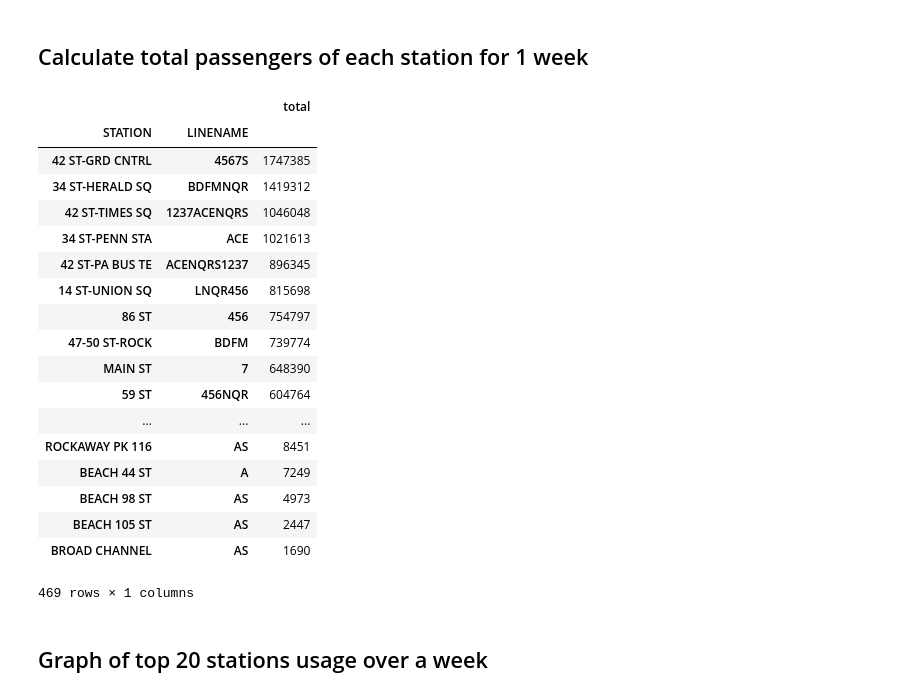
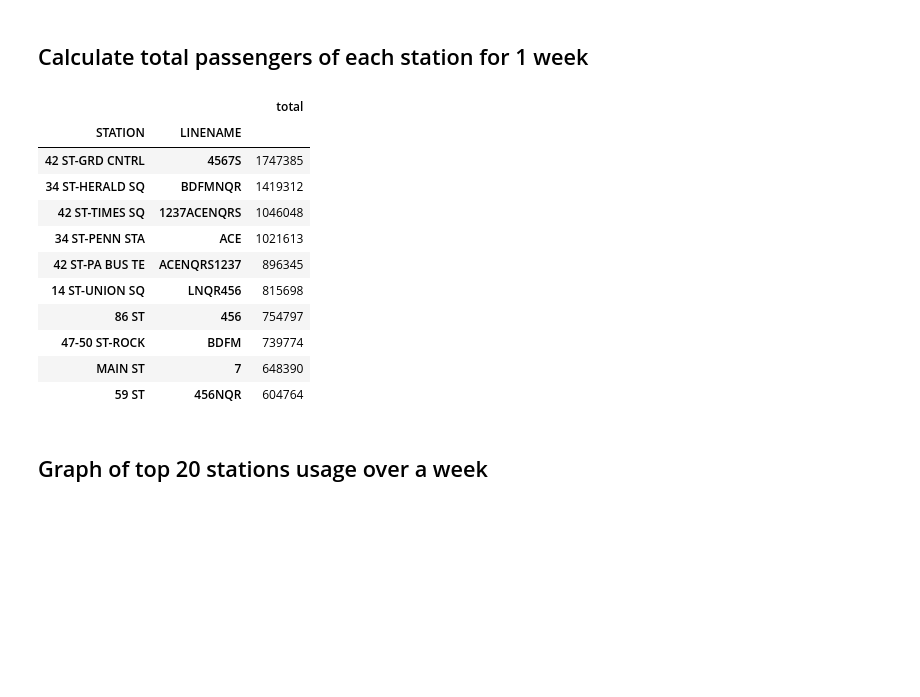
Before and after one commit to ozzieliu/MTA-Turnstile-Analysis-for-WTWY, a Jupyter notebook: MTA Turnstile Analysis.ipynb, the cells around one changed output. Saved outputs shown, nothing was run; the diff lists cells and outputs as text; code cells hidden in the pictures; blank space fills up the shorter version.

```diff
--- a/MTA Turnstile Analysis.ipynb
+++ b/MTA Turnstile Analysis.ipynb
@@ -203,41 +209,34 @@ def station_total(dataframe, column = 'total'):
     """
     ## Group by STATION, even though this may end up lumping some smaller stations together.
     grouped = dataframe.groupby(['STATION', 'LINENAME']).sum()
     ## New column for total
     grouped['total'] = grouped.d_Entries + grouped.d_Exits
 
     if column == 'entries':
         total = grouped.d_Entries.sort_values(by=['d_Entries'], axis=0, ascending=False)
     elif column == 'exits':
         total = grouped.d_Exits.sort_values(by=['d_Exits'], axis=0, ascending=False)
     else:
         total = grouped.total.sort_values(ascending=False)
 
     return pd.DataFrame(total)
 
 
 top_stations = station_total(subway, 'total')
-top_stations
+top_stations.head(10)
 # %% [output]
 |  |  | total |
 | STATION | LINENAME |  |
 | 42 ST-GRD CNTRL | 4567S | 1747385 |
 | 34 ST-HERALD SQ | BDFMNQR | 1419312 |
 | 42 ST-TIMES SQ | 1237ACENQRS | 1046048 |
 | 34 ST-PENN STA | ACE | 1021613 |
 | 42 ST-PA BUS TE | ACENQRS1237 | 896345 |
 | 14 ST-UNION SQ | LNQR456 | 815698 |
 | 86 ST | 456 | 754797 |
 | 47-50 ST-ROCK | BDFM | 739774 |
 | MAIN ST | 7 | 648390 |
 | 59 ST | 456NQR | 604764 |
-| ... | ... | ... |
-| ROCKAWAY PK 116 | AS | 8451 |
-| BEACH 44 ST | A | 7249 |
-| BEACH 98 ST | AS | 4973 |
-| BEACH 105 ST | AS | 2447 |
-| BROAD CHANNEL | AS | 1690 |
-469 rows × 1 columns
 # %% [markdown]
 ## Graph of top 20 stations usage over a week
 # %%
```
Also changed, not shown: parts of 2 cells of this notebook.
